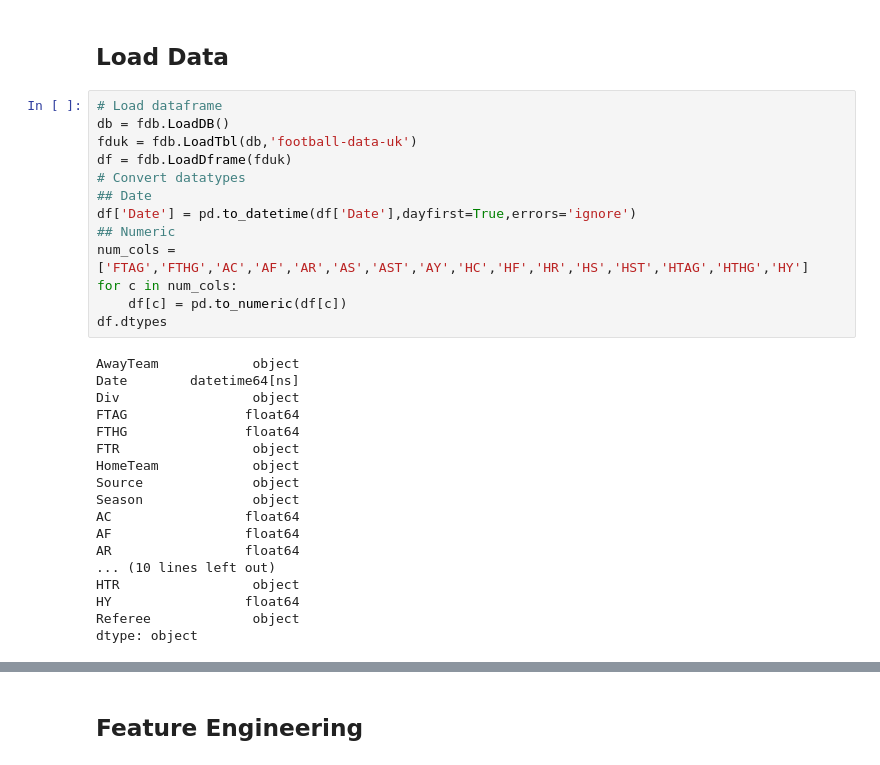
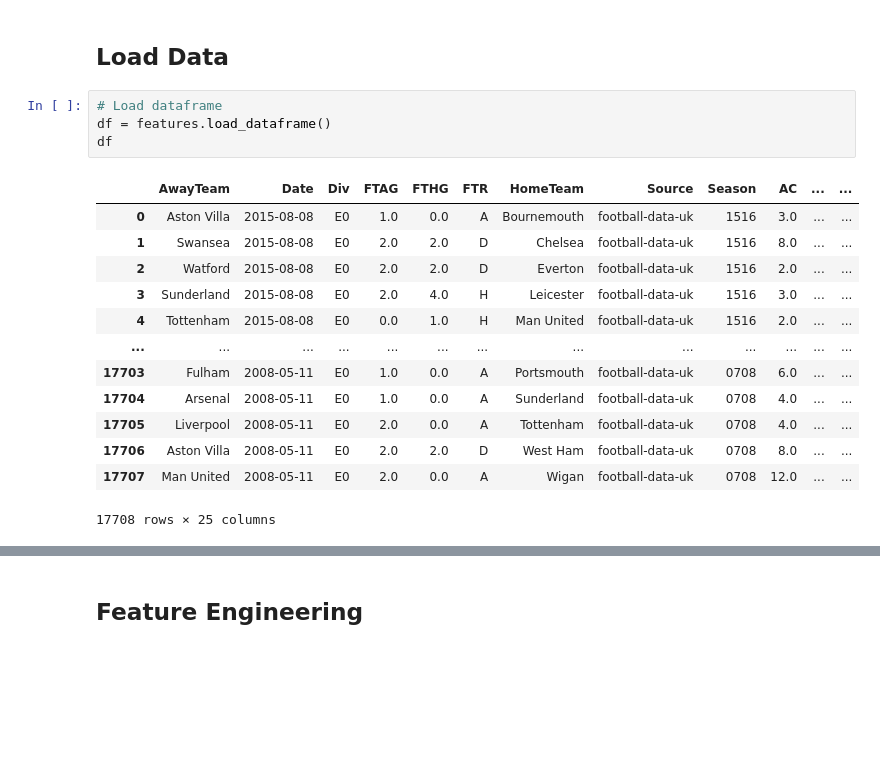
Before and after one commit to JonNixonCodes/FootballPrediction, a Jupyter notebook: Python/Feature Engineering.ipynb, the cells around one changed output, grey strips where cells are left out. Saved outputs shown, nothing was run; the diff lists cells and outputs as text; blank space fills up the shorter version.

```diff
--- a/Python/Feature Engineering.ipynb
+++ b/Python/Feature Engineering.ipynb
@@ -9,33 +18,20 @@ import FootballDB as fdb
 # %% [markdown]
 ## Load Data
-# %%
-# Load dataframe
-db = fdb.LoadDB()
-fduk = fdb.LoadTbl(db,'football-data-uk')
-df = fdb.LoadDframe(fduk)
-# Convert datatypes
-## Date
-df['Date'] = pd.to_datetime(df['Date'],dayfirst=True,errors='ignore')
-## Numeric
-num_cols = ['FTAG','FTHG','AC','AF','AR','AS','AST','AY','HC','HF','HR','HS','HST','HTAG','HTHG','HY']
-for c in num_cols:
-    df[c] = pd.to_numeric(df[c])
-df.dtypes
-# %% [output]
-AwayTeam            object
-Date        datetime64[ns]
-Div                 object
-FTAG               float64
-FTHG               float64
-FTR                 object
-HomeTeam            object
-Source              object
-Season              object
-AC                 float64
-AF                 float64
-AR                 float64
-... (10 lines left out)
-HTR                 object
-HY                 float64
-Referee             object
-dtype: object
+# %%
+# Load dataframe
+df = features.load_dataframe()
+df
+# %% [output]
+|  | AwayTeam | Date | Div | FTAG | FTHG | FTR | HomeTeam | Source | Season | AC | ... | ... |
+| 0 | Aston Villa | 2015-08-08 | E0 | 1.0 | 0.0 | A | Bournemouth | football-data-uk | 1516 | 3.0 | ... | ... |
+| 1 | Swansea | 2015-08-08 | E0 | 2.0 | 2.0 | D | Chelsea | football-data-uk | 1516 | 8.0 | ... | ... |
+| 2 | Watford | 2015-08-08 | E0 | 2.0 | 2.0 | D | Everton | football-data-uk | 1516 | 2.0 | ... | ... |
+| 3 | Sunderland | 2015-08-08 | E0 | 2.0 | 4.0 | H | Leicester | football-data-uk | 1516 | 3.0 | ... | ... |
+| 4 | Tottenham | 2015-08-08 | E0 | 0.0 | 1.0 | H | Man United | football-data-uk | 1516 | 2.0 | ... | ... |
+| ... | ... | ... | ... | ... | ... | ... | ... | ... | ... | ... | ... | ... |
+| 17703 | Fulham | 2008-05-11 | E0 | 1.0 | 0.0 | A | Portsmouth | football-data-uk | 0708 | 6.0 | ... | ... |
+| 17704 | Arsenal | 2008-05-11 | E0 | 1.0 | 0.0 | A | Sunderland | football-data-uk | 0708 | 4.0 | ... | ... |
+| 17705 | Liverpool | 2008-05-11 | E0 | 2.0 | 0.0 | A | Tottenham | football-data-uk | 0708 | 4.0 | ... | ... |
+| 17706 | Aston Villa | 2008-05-11 | E0 | 2.0 | 2.0 | D | West Ham | football-data-uk | 0708 | 8.0 | ... | ... |
+| 17707 | Man United | 2008-05-11 | E0 | 2.0 | 0.0 | A | Wigan | football-data-uk | 0708 | 12.0 | ... | ... |
+17708 rows × 25 columns
```
Also changed, not shown: parts of 19 cells of this notebook, 10 other files.
